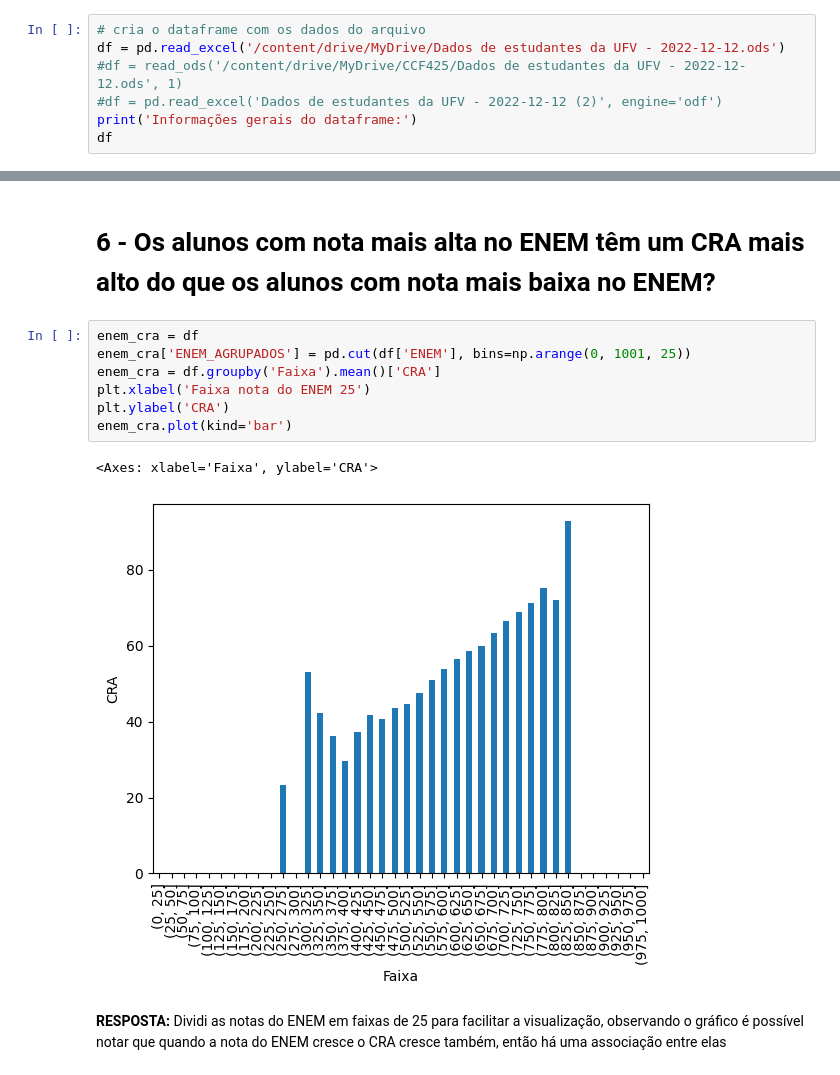
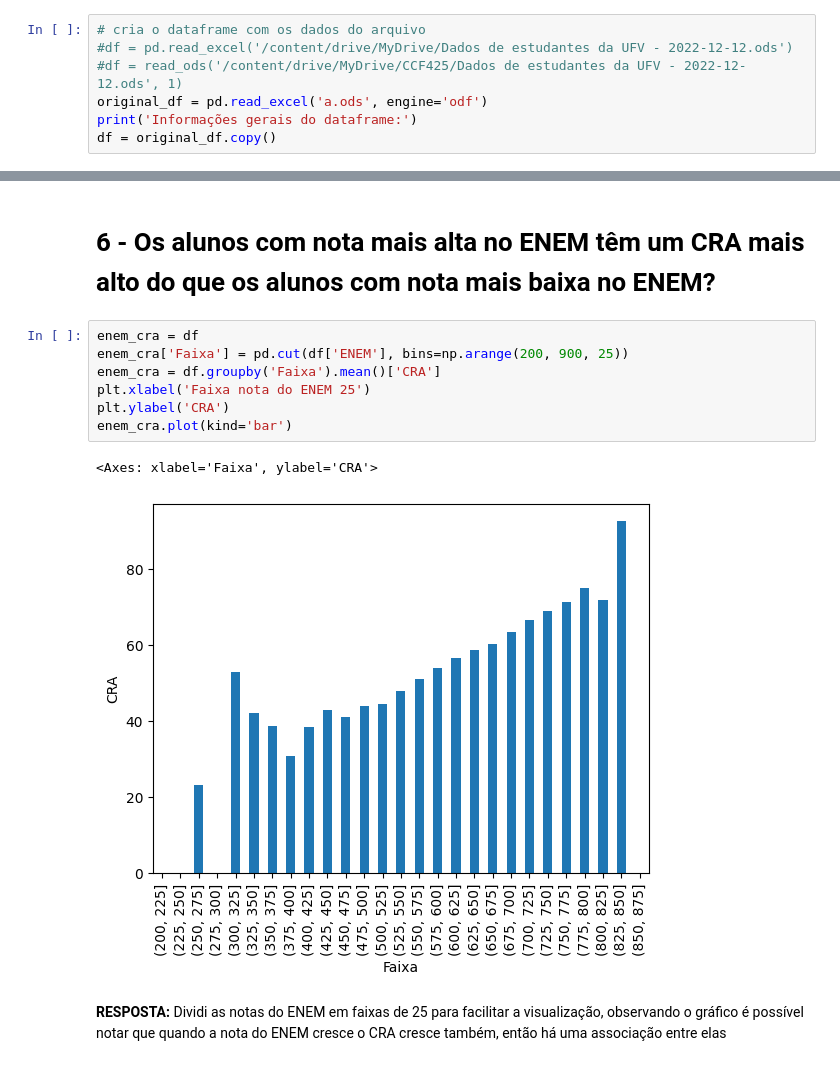
Before and after one commit to viniciusAAferreira/Projeto-Ciencia-de-Dados, a Jupyter notebook: TP_CCF425.ipynb, the cells around one changed output, grey strips where cells are left out. Drawn from its saved outputs; the diff is of its cells as text.

```diff
--- a/TP_CCF425.ipynb
+++ b/TP_CCF425.ipynb
@@ -45,10 +49,10 @@ Drive already mounted at /content/drive; to attempt to forcibly remount, call dr
 Nessa primeira parte vamos fazer uma pequena análise inicial dos dados, descobrindo quais os dados que estão presentes e o que pode ser útil para nós.
 # %%
 # cria o dataframe com os dados do arquivo
-df = pd.read_excel('/content/drive/MyDrive/Dados de estudantes da UFV - 2022-12-12.ods')
+#df = pd.read_excel('/content/drive/MyDrive/Dados de estudantes da UFV - 2022-12-12.ods')
 #df = read_ods('/content/drive/MyDrive/CCF425/Dados de estudantes da UFV - 2022-12-12.ods', 1)
-#df = pd.read_excel('Dados de estudantes da UFV - 2022-12-12 (2)', engine='odf')
+original_df = pd.read_excel('a.ods', engine='odf')
 print('Informações gerais do dataframe:')
-df
+df = original_df.copy()
 # %% [output]
 Informações gerais do dataframe:
@@ -250,14 +241,14 @@ plt.show()
 # 6 - Os alunos com nota mais alta no ENEM têm um CRA mais alto do que os alunos com nota mais baixa no ENEM?
 # %%
 enem_cra = df
-enem_cra['ENEM_AGRUPADOS'] = pd.cut(df['ENEM'], bins=np.arange(0, 1001, 25))
+enem_cra['Faixa'] = pd.cut(df['ENEM'], bins=np.arange(200, 900, 25))
 enem_cra = df.groupby('Faixa').mean()['CRA']
 plt.xlabel('Faixa nota do ENEM 25')
 plt.ylabel('CRA')
 enem_cra.plot(kind='bar')
 # %% [output]
 <Axes: xlabel='Faixa', ylabel='CRA'>
-[figure, old version]
+[figure, new version]
 # %% [markdown]
 **RESPOSTA:** Dividi as notas do ENEM em faixas de 25 para facilitar a visualização, observando o gráfico é possível notar que quando a nota do ENEM cresce o CRA cresce também, então há uma associação entre elas
 # %% [markdown]
```
Also changed, not shown: parts of 6 cells of this notebook.
